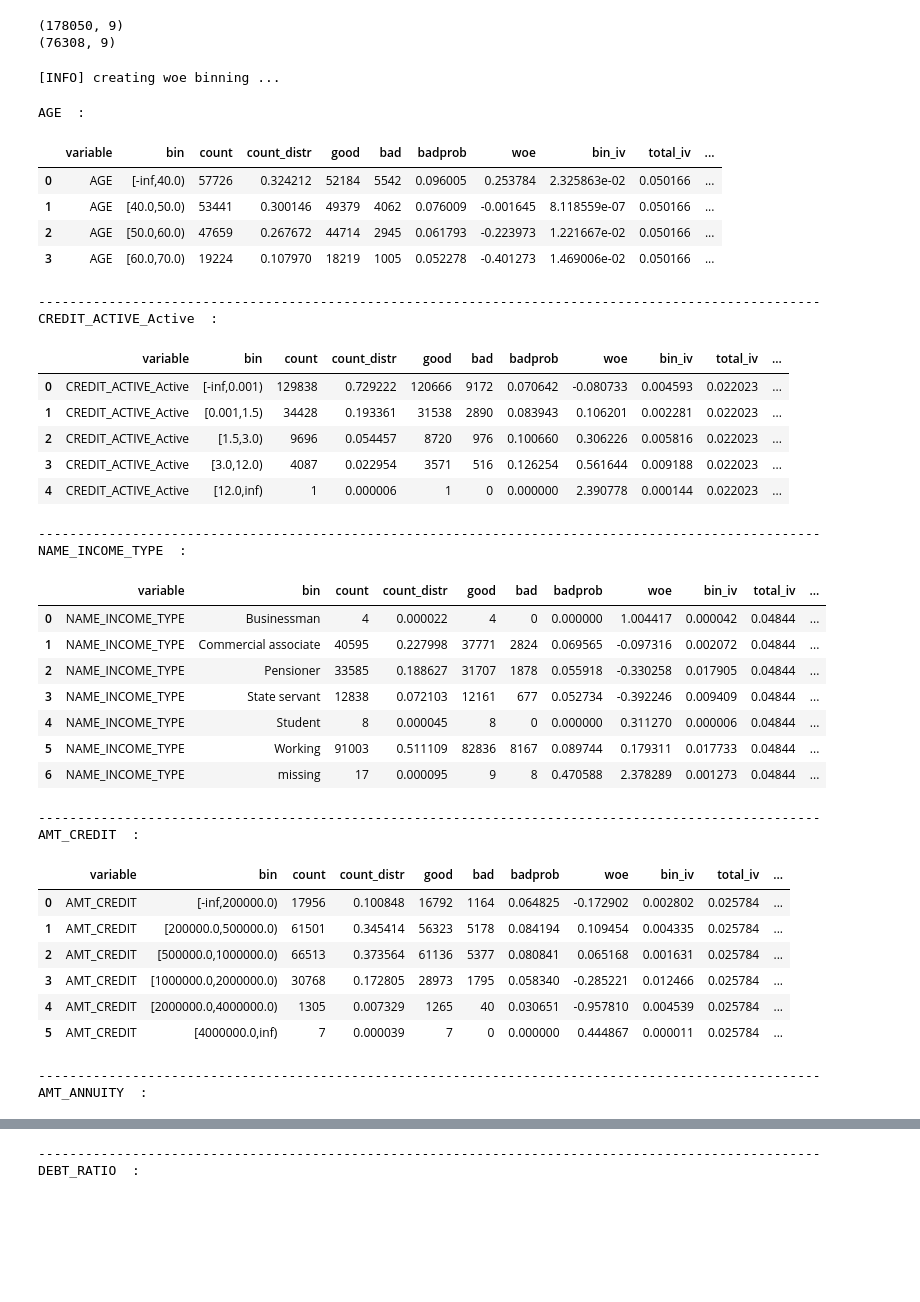
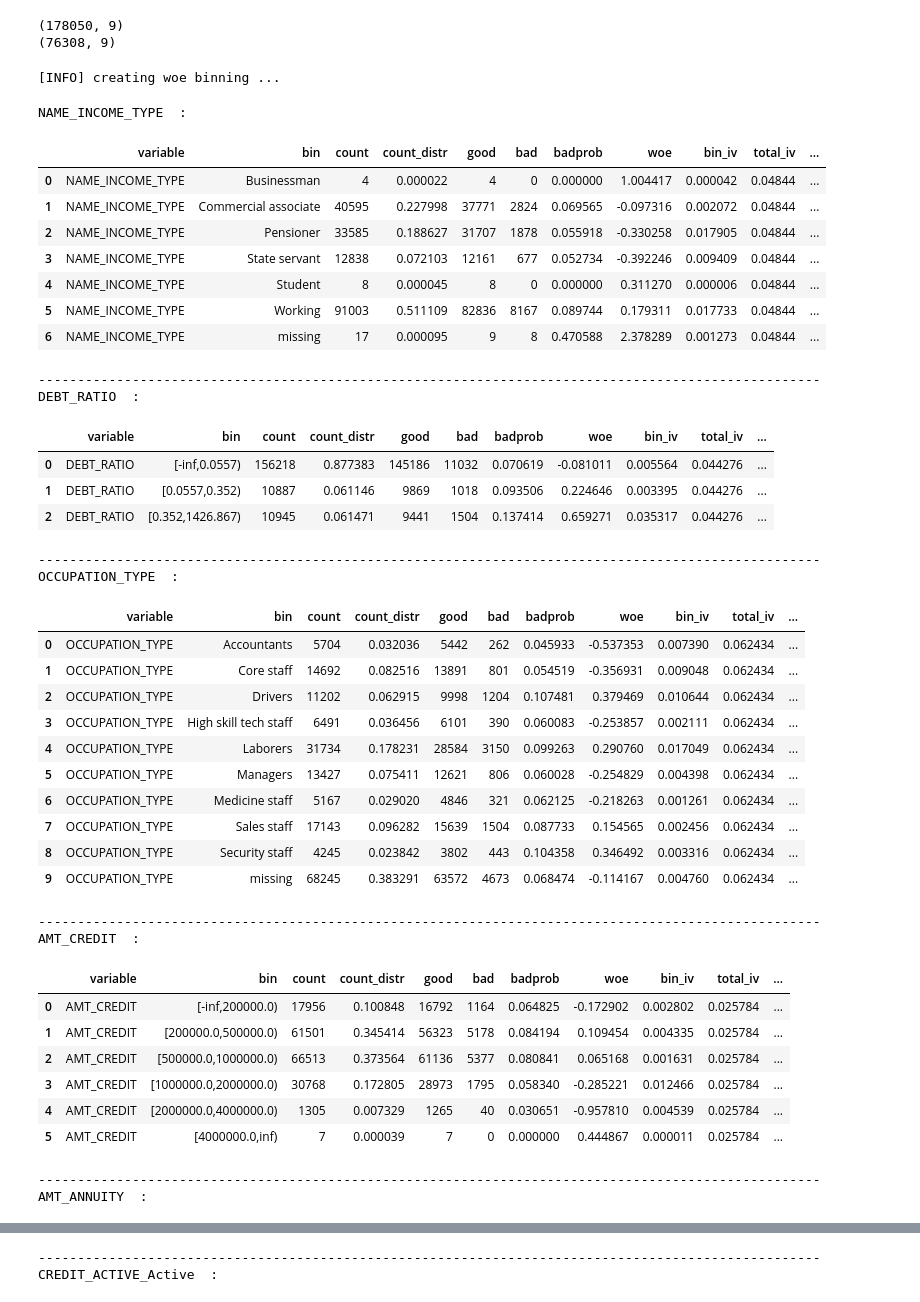
Before and after one commit to JohnErnestTan/Financial-Analytics-for-Elderly-care-Support-Loan-IS453, a Jupyter notebook: scorecard_custom.ipynb, the cells around one changed output, grey strips where cells are left out. Saved outputs shown, nothing was run; the diff lists cells and outputs as text; code cells hidden in the pictures; blank space fills up the shorter version.

```diff
--- a/scorecard_custom.ipynb
+++ b/scorecard_custom.ipynb
@@ -123,49 +123,53 @@ print(test.shape)
 # %%
 custom_breaks = {
     'DEBT_RATIO': [-0.001, 0.0557, 0.352, 1426.867],
     'AMT_ANNUITY': [1615.5, 14823.0, 21888.0, 27909.0, 37102.5, 225000.0],
     'NAME_INCOME_TYPE': ["Businessman", "Commercial associate", "Pensioner", "State servant", "Student", "Working"],
     'AMT_CREDIT': [0, 200000, 500000, 1000000, 2000000, 4000000],
     'AGE': [30, 40, 50, 60, 70],
-    'OCCUPATION_TYPE': ["Accountants", "Core staff", "Drivers", "High skill tech staff", "Laborers", "MISSING", "Managers", "Medicine staff", "OTHER", "Sales staff", "Security staff"],
+    'OCCUPATION_TYPE': ["Accountants", "Core staff", "Drivers", "High skill tech staff", "Laborers", "Managers", "Medicine staff", "OTHER", "Sales staff", "Security staff"],
     'CREDIT_ACTIVE_Active': [0.001, 1.5, 3.0, 12.0],
     'DAYS_EMPLOYED': [-17000, -4000, -1500, 0]
 }
 
 # Step 4: Apply `woebin` with custom bins (force custom binning)
 bins = sc.woebin(train, y='TARGET', breaks_list=custom_breaks)
 
 # Step 5: Display the results for verification
 for variable, bin_details in bins.items():
     print(variable, " : ")
     display(bin_details)  # Use display() in Jupyter notebooks or print if you're running in a script
     print("--" * 50)
 # %% [output]
 [INFO] creating woe binning ...
-AGE  :
+NAME_INCOME_TYPE  :
 |  | variable | bin | count | count_distr | good | bad | badprob | woe | bin_iv | total_iv | ... |
-| 0 | AGE | [-inf,40.0) | 57726 | 0.324212 | 52184 | 5542 | 0.096005 | 0.253784 | 2.325863e-02 | 0.050166 | ... |
-| 1 | AGE | [40.0,50.0) | 53441 | 0.300146 | 49379 | 4062 | 0.076009 | -0.001645 | 8.118559e-07 | 0.050166 | ... |
-| 2 | AGE | [50.0,60.0) | 47659 | 0.267672 | 44714 | 2945 | 0.061793 | -0.223973 | 1.221667e-02 | 0.050166 | ... |
-| 3 | AGE | [60.0,70.0) | 19224 | 0.107970 | 18219 | 1005 | 0.052278 | -0.401273 | 1.469006e-02 | 0.050166 | ... |
+| 0 | NAME_INCOME_TYPE | Businessman | 4 | 0.000022 | 4 | 0 | 0.000000 | 1.004417 | 0.000042 | 0.04844 | ... |
+| 1 | NAME_INCOME_TYPE | Commercial associate | 40595 | 0.227998 | 37771 | 2824 | 0.069565 | -0.097316 | 0.002072 | 0.04844 | ... |
+| 2 | NAME_INCOME_TYPE | Pensioner | 33585 | 0.188627 | 31707 | 1878 | 0.055918 | -0.330258 | 0.017905 | 0.04844 | ... |
+| 3 | NAME_INCOME_TYPE | State servant | 12838 | 0.072103 | 12161 | 677 | 0.052734 | -0.392246 | 0.009409 | 0.04844 | ... |
+| 4 | NAME_INCOME_TYPE | Student | 8 | 0.000045 | 8 | 0 | 0.000000 | 0.311270 | 0.000006 | 0.04844 | ... |
+| 5 | NAME_INCOME_TYPE | Working | 91003 | 0.511109 | 82836 | 8167 | 0.089744 | 0.179311 | 0.017733 | 0.04844 | ... |
+| 6 | NAME_INCOME_TYPE | missing | 17 | 0.000095 | 9 | 8 | 0.470588 | 2.378289 | 0.001273 | 0.04844 | ... |
 ----------------------------------------------------------------------------------------------------
-CREDIT_ACTIVE_Active  :
+DEBT_RATIO  :
 |  | variable | bin | count | count_distr | good | bad | badprob | woe | bin_iv | total_iv | ... |
-| 0 | CREDIT_ACTIVE_Active | [-inf,0.001) | 129838 | 0.729222 | 120666 | 9172 | 0.070642 | -0.080733 | 0.004593 | 0.022023 | ... |
-| 1 | CREDIT_ACTIVE_Active | [0.001,1.5) | 34428 | 0.193361 | 31538 | 2890 | 0.083943 | 0.106201 | 0.002281 | 0.022023 | ... |
-| 2 | CREDIT_ACTIVE_Active | [1.5,3.0) | 9696 | 0.054457 | 8720 | 976 | 0.100660 | 0.306226 | 0.005816 | 0.022023 | ... |
-| 3 | CREDIT_ACTIVE_Active | [3.0,12.0) | 4087 | 0.022954 | 3571 | 516 | 0.126254 | 0.561644 | 0.009188 | 0.022023 | ... |
-| 4 | CREDIT_ACTIVE_Active | [12.0,inf) | 1 | 0.000006 | 1 | 0 | 0.000000 | 2.390778 | 0.000144 | 0.022023 | ... |
+| 0 | DEBT_RATIO | [-inf,0.0557) | 156218 | 0.877383 | 145186 | 11032 | 0.070619 | -0.081011 | 0.005564 | 0.044276 | ... |
+| 1 | DEBT_RATIO | [0.0557,0.352) | 10887 | 0.061146 | 9869 | 1018 | 0.093506 | 0.224646 | 0.003395 | 0.044276 | ... |
+| 2 | DEBT_RATIO | [0.352,1426.867) | 10945 | 0.061471 | 9441 | 1504 | 0.137414 | 0.659271 | 0.035317 | 0.044276 | ... |
 ----------------------------------------------------------------------------------------------------
-NAME_INCOME_TYPE  :
+OCCUPATION_TYPE  :
 |  | variable | bin | count | count_distr | good | bad | badprob | woe | bin_iv | total_iv | ... |
-| 0 | NAME_INCOME_TYPE | Businessman | 4 | 0.000022 | 4 | 0 | 0.000000 | 1.004417 | 0.000042 | 0.04844 | ... |
-| 1 | NAME_INCOME_TYPE | Commercial associate | 40595 | 0.227998 | 37771 | 2824 | 0.069565 | -0.097316 | 0.002072 | 0.04844 | ... |
-| 2 | NAME_INCOME_TYPE | Pensioner | 33585 | 0.188627 | 31707 | 1878 | 0.055918 | -0.330258 | 0.017905 | 0.04844 | ... |
-| 3 | NAME_INCOME_TYPE | State servant | 12838 | 0.072103 | 12161 | 677 | 0.052734 | -0.392246 | 0.009409 | 0.04844 | ... |
-| 4 | NAME_INCOME_TYPE | Student | 8 | 0.000045 | 8 | 0 | 0.000000 | 0.311270 | 0.000006 | 0.04844 | ... |
-| 5 | NAME_INCOME_TYPE | Working | 91003 | 0.511109 | 82836 | 8167 | 0.089744 | 0.179311 | 0.017733 | 0.04844 | ... |
-| 6 | NAME_INCOME_TYPE | missing | 17 | 0.000095 | 9 | 8 | 0.470588 | 2.378289 | 0.001273 | 0.04844 | ... |
+| 0 | OCCUPATION_TYPE | Accountants | 5704 | 0.032036 | 5442 | 262 | 0.045933 | -0.537353 | 0.007390 | 0.062434 | ... |
+| 1 | OCCUPATION_TYPE | Core staff | 14692 | 0.082516 | 13891 | 801 | 0.054519 | -0.356931 | 0.009048 | 0.062434 | ... |
+| 2 | OCCUPATION_TYPE | Drivers | 11202 | 0.062915 | 9998 | 1204 | 0.107481 | 0.379469 | 0.010644 | 0.062434 | ... |
+| 3 | OCCUPATION_TYPE | High skill tech staff | 6491 | 0.036456 | 6101 | 390 | 0.060083 | -0.253857 | 0.002111 | 0.062434 | ... |
+| 4 | OCCUPATION_TYPE | Laborers | 31734 | 0.178231 | 28584 | 3150 | 0.099263 | 0.290760 | 0.017049 | 0.062434 | ... |
+| 5 | OCCUPATION_TYPE | Managers | 13427 | 0.075411 | 12621 | 806 | 0.060028 | -0.254829 | 0.004398 | 0.062434 | ... |
+| 6 | OCCUPATION_TYPE | Medicine staff | 5167 | 0.029020 | 4846 | 321 | 0.062125 | -0.218263 | 0.001261 | 0.062434 | ... |
+| 7 | OCCUPATION_TYPE | Sales staff | 17143 | 0.096282 | 15639 | 1504 | 0.087733 | 0.154565 | 0.002456 | 0.062434 | ... |
+| 8 | OCCUPATION_TYPE | Security staff | 4245 | 0.023842 | 3802 | 443 | 0.104358 | 0.346492 | 0.003316 | 0.062434 | ... |
+| 9 | OCCUPATION_TYPE | missing | 68245 | 0.383291 | 63572 | 4673 | 0.068474 | -0.114167 | 0.004760 | 0.062434 | ... |
 ----------------------------------------------------------------------------------------------------
 AMT_CREDIT  :
 |  | variable | bin | count | count_distr | good | bad | badprob | woe | bin_iv | total_iv | ... |
@@ -186,7 +190,7 @@ AMT_ANNUITY  :
 | 5 | AMT_ANNUITY | [37102.5,225000.0) | 39145 | 0.219854 | 36670 | 2475 | 0.063226 | -0.199647 | 0.008055 | 0.019731 | ... |
 | 6 | AMT_ANNUITY | [225000.0,inf) | 15 | 0.000084 | 15 | 0 | 0.000000 | -0.317339 | 0.000008 | 0.019731 | ... |
 ----------------------------------------------------------------------------------------------------
-DEBT_RATIO  :
+CREDIT_ACTIVE_Active  :
 ... (6 outputs left out)
 # %%
 # sample code
```
Also changed, not shown: parts of 7 cells of this notebook, 2 other files.
